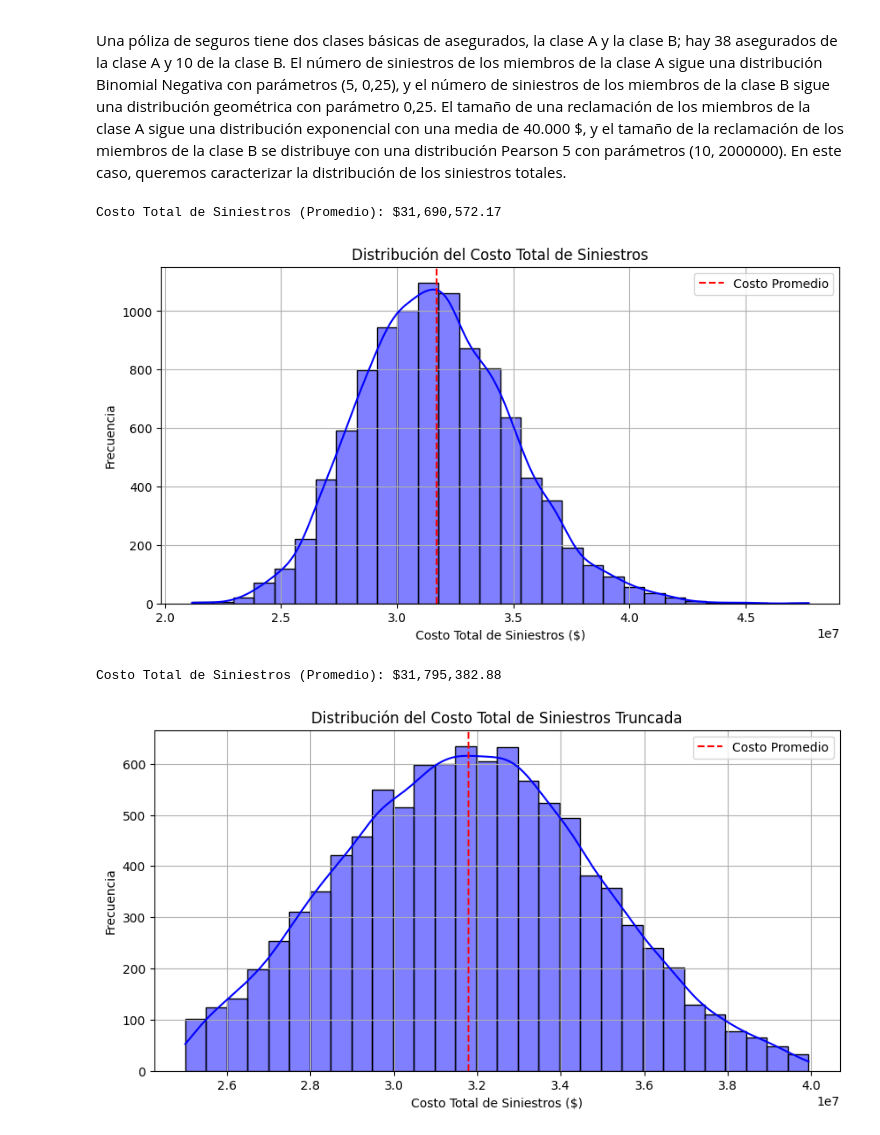
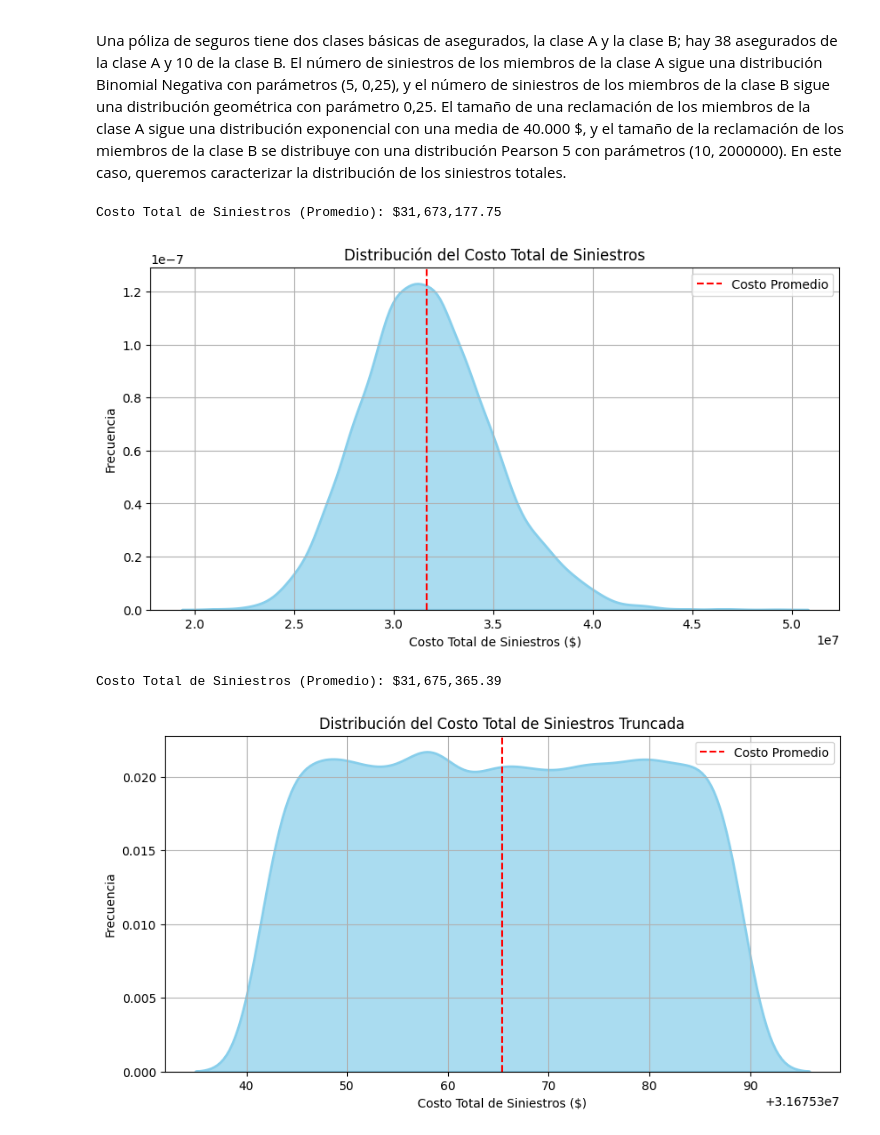
Before and after one commit to Tomaslopera/Truncamiento, a Jupyter notebook: Truncamiento.ipynb, the cells around one changed output. Drawn from its saved outputs; the diff is of its cells as text; code cells hidden in the pictures.

```diff
--- a/Truncamiento.ipynb
+++ b/Truncamiento.ipynb
@@ -369,7 +377,7 @@ print(f"Costo Total de Siniestros (Promedio): ${np.mean(siniestros_totales):,.2f
 
 # Graficar la distribución del costo total de siniestros
 plt.figure(figsize=(10, 5))
-sns.histplot(siniestros_totales, bins=30, color='blue', kde=True)
+sns.kdeplot(siniestros_totales, fill=True, color='skyblue', alpha=0.7, linewidth=2)
 plt.xlabel('Costo Total de Siniestros ($)')
 plt.ylabel('Frecuencia')
 plt.title('Distribución del Costo Total de Siniestros')
@@ -378,23 +386,30 @@ plt.legend()
 plt.grid()
 plt.show()
 # %% [output]
-Costo Total de Siniestros (Promedio): $31,690,572.17
+Costo Total de Siniestros (Promedio): $31,673,177.75
-[figure, old version]
+[figure, new version]
 # %%
-distribucion_truncada = stats.truncnorm((25000000 - np.mean(siniestros_totales)) / np.std(siniestros_totales), (40000000 - np.mean(siniestros_totales)) / np.std(siniestros_totales), loc=np.mean(siniestros_totales), scale=np.std(siniestros_totales)).rvs(10000)
+mean_n = np.mean(siniestros_totales)
+std_n = np.std(siniestros_totales)
+
+k = 2
+norm_low = np.mean(siniestros_totales) - (k * np.std(norm_a))
+norm_upp = np.mean(siniestros_totales) + (k * np.std(norm_a))
+
+distribucion_truncada = stats.truncnorm((norm_low - mean_n) / std_n, (norm_upp - mean_n) / std_n, loc=mean_n, scale=std_n).rvs(10000)
 
 print(f"Costo Total de Siniestros (Promedio): ${np.mean(distribucion_truncada):,.2f}")
 
 # Graficar la distribución del costo total de siniestros
 plt.figure(figsize=(10, 5))
-sns.histplot(distribucion_truncada, bins=30, color='blue', kde=True)
+sns.kdeplot(distribucion_truncada, fill=True, color='skyblue', alpha=0.7,  linewidth=2)
 plt.xlabel('Costo Total de Siniestros ($)')
 plt.ylabel('Frecuencia')
 plt.title('Distribución del Costo Total de Siniestros Truncada')
 plt.axvline(np.mean(distribucion_truncada), color='red', linestyle='dashed', label='Costo Promedio')
 plt.legend()
 plt.grid()
 plt.show()
 # %% [output]
-Costo Total de Siniestros (Promedio): $31,795,382.88
+Costo Total de Siniestros (Promedio): $31,675,365.39
-[figure, old version]
+[figure, new version]
```
Also changed, not shown: parts of 6 cells of this notebook.
